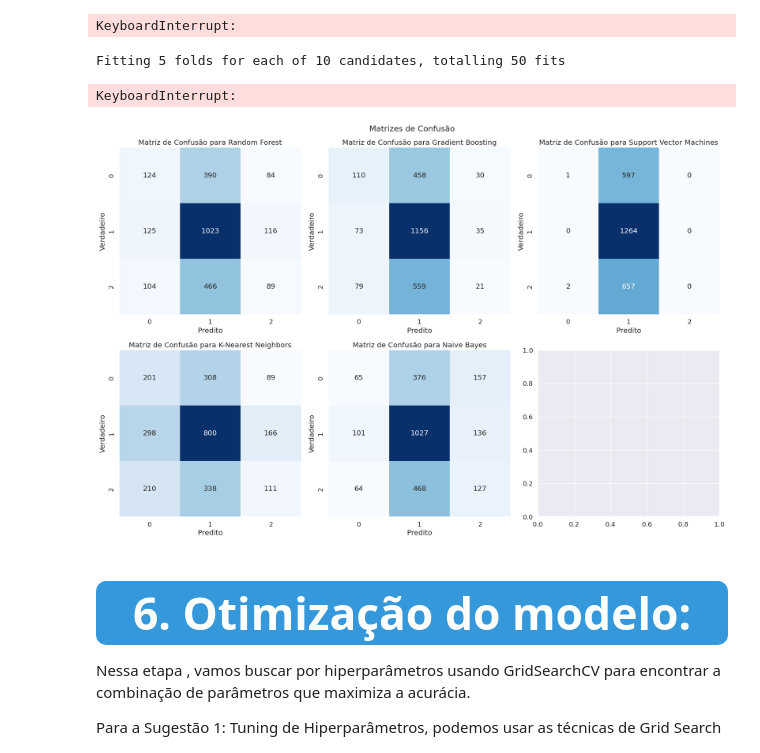
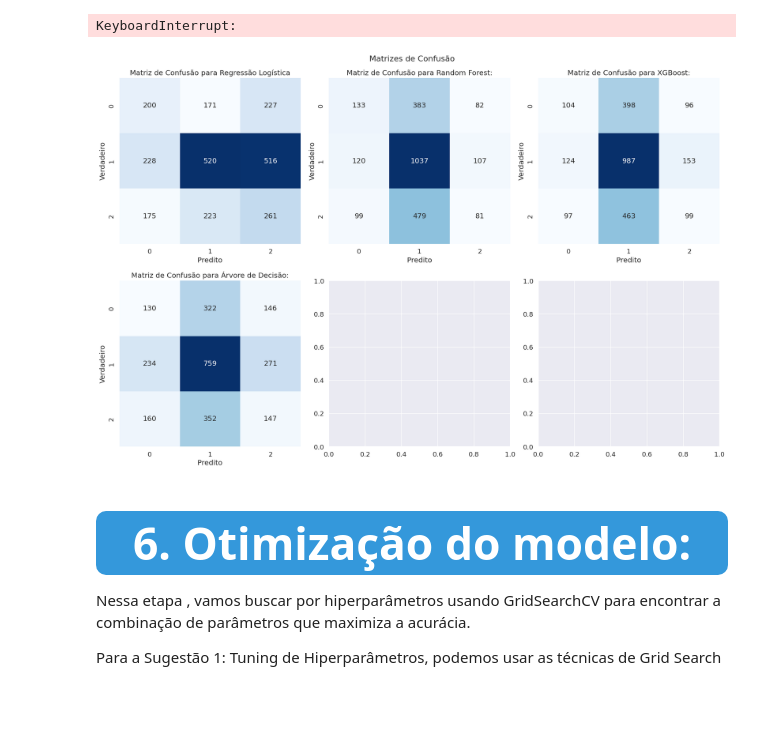
Before and after one commit to RodrigoMarenda/Sports_Predictions, a Jupyter notebook: notebooks/Sports_Predctions.ipynb, the cells around one changed output. Saved outputs shown, nothing was run; the diff lists cells and outputs as text; code cells hidden in the pictures; blank space fills up the shorter version.

```diff
--- a/notebooks/Sports_Predctions.ipynb
+++ b/notebooks/Sports_Predctions.ipynb
@@ -874,7 +874,7 @@ random_search_xgb = RandomizedSearchCV(estimator=xgb_model, param_distributions=
                                        n_iter=10, cv=5, verbose=2, n_jobs=-1, random_state=42, scoring='accuracy')
 
 # Ajustando o modelo com os dados de treino
-random_search_xgb.fit(X_train_scaled, y_train)
+random_search_xgb.fit(X_train, y_train)
 
 # Imprimindo os melhores parâmetros encontrados
 print(f"Melhores parâmetros para XGBoost: {random_search_xgb.best_params_}")
@@ -886,34 +886,31 @@ y_pred_xgb = xgb_best_model.predict(X_test_scaled)
 from sklearn.metrics import classification_report, accuracy_score
 print(f"Acurácia - XGBoost após RandomizedSearch: {accuracy_score(y_test, y_pred_xgb)}")
 print(classification_report(y_test, y_pred_xgb))
-# %% [output]
-Fitting 5 folds for each of 10 candidates, totalling 50 fits
-KeyboardInterrupt:
 # %%
 # Função para imprimir a matriz de confusão como um heatmap em um subplot
 def plot_confusion_matrix_subplot(ax, nome_modelo, y_true, y_pred):
     matriz = confusion_matrix(y_true, y_pred)
     sns.set(font_scale=1.2)
     sns.heatmap(matriz, annot=True, fmt='d', cmap='Blues', cbar=False, ax=ax)
     ax.set_xlabel('Predito')
     ax.set_ylabel('Verdadeiro')
     ax.set_title(f'Matriz de Confusão para {nome_modelo}')
 
 # Criar uma figura com subplots agrupados a cada 3
 fig, axs = plt.subplots(2, 3, figsize=(18, 12))
 
-plot_confusion_matrix_subplot(axs[0, 0], "Random Forest", y_test, rf_pred)
-plot_confusion_matrix_subplot(axs[0, 1], "Gradient Boosting", y_test, gb_pred)
-plot_confusion_matrix_subplot(axs[0, 2], "Support Vector Machines", y_test, svc_pred)
-plot_confusion_matrix_subplot(axs[1, 0], "K-Nearest Neighbors", y_test, knn_pred)
-plot_confusion_matrix_subplot(axs[1, 1], "Naive Bayes", y_test, nb_pred)
+plot_confusion_matrix_subplot(axs[0, 0], "Regressão Logística", y_test, y_pred)
+plot_confusion_matrix_subplot(axs[0, 1], "Random Forest:", y_test, y_pred_rf)
+plot_confusion_matrix_subplot(axs[0, 2], "XGBoost:", y_test, y_pred_xgb)
+plot_confusion_matrix_subplot(axs[1, 0], "Árvore de Decisão:", y_test, y_pred_dt)
+
 
 plt.suptitle('Matrizes de Confusão', fontsize=16)
 
 plt.tight_layout()
 plt.show()
 # %% [output]
-[figure, old version]
+[figure, new version]
 # %% [markdown]
 <a id="4"></a>
 # <p style="background-color:#3498DB; font-family: 'Segoe UI', Tahoma, Geneva, Verdana, sans-serif; color:#FFF; font-size:160%; text-align:center; border-radius:10px; padding:12px;">6. Otimização do modelo:</p>
```
Also changed, not shown: parts of 1 cell of this notebook.
